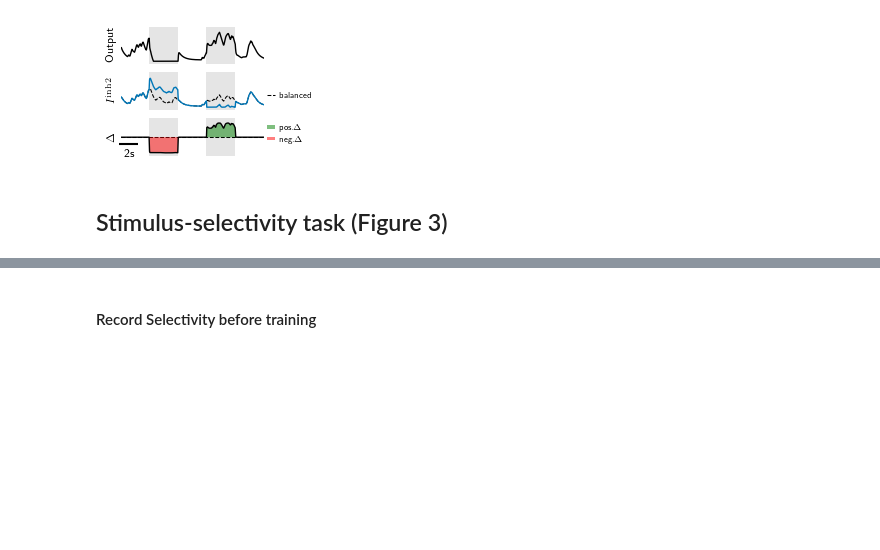
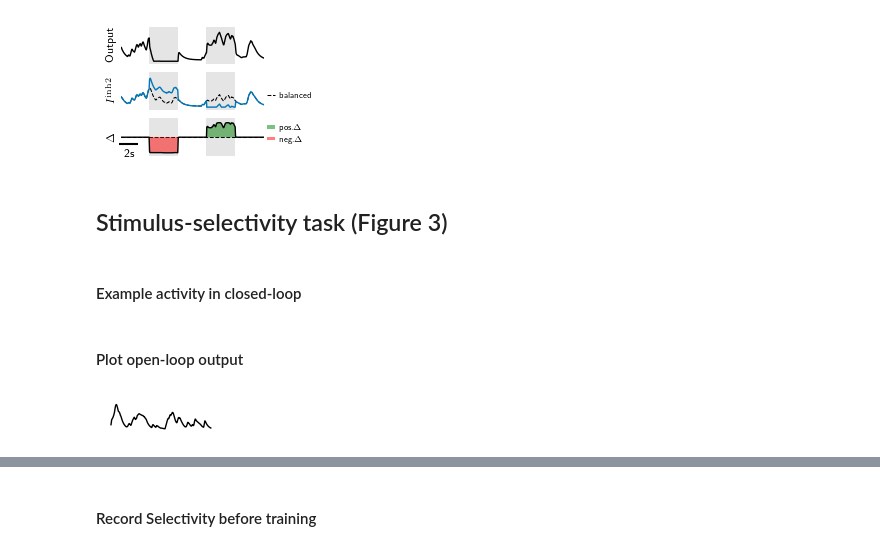
Before and after one commit to fmi-basel/balance-controlled-plasticity, a Jupyter notebook: notebooks/figs_2_and_3.ipynb, the cells around one changed output, grey strips where cells are left out. Drawn from its saved outputs; the diff is of its cells as text; code cells hidden in the pictures; blank space fills up the shorter version.

```diff
--- a/notebooks/figs_2_and_3.ipynb
+++ b/notebooks/figs_2_and_3.ipynb
@@ -125,7 +126,6 @@ nb_inh_per_ensemble = nb_inh // nb_ensembles
 tauE = 30e-3
 tauI = 20e-3
 tauOut = 30e-3
-tauSlow = 20
 tauPre = 30e-3
 
 alpha = 0.5
@@ -138,14 +138,15 @@ perc_random = 0
 
 # Controller
 loss = MSE()
-k_p = 1.0
+k_p = 3.0
 k_i = 0.0
 tau_c = tauOut
 controller = LeakyPIController(loss=loss, dim_output=dim_output, k_p=k_p, k_i=k_i, leak=1.0, tau=tau_c)
 
 # Learning rate
 eta_OUT = 0.0
-eta_FF = 0.05
+eta_FF = 0.02
+eta_EE = 0.0
 
 # Solver
 #solver = diffrax.Tsit5()
@@ -787,0 +1014,2 @@ plt.show()
+# %% [markdown]
+#### Example activity in closed-loop
@@ -787,0 +1076,14 @@ plt.show()
+# %% [markdown]
+#### Plot open-loop output
+# %%
+fig, ax = plt.subplots(figsize=(3*cm, 1*cm))
+
+ax.plot(time, out_OL, color='black')
+ax.axis('off')
+
+
+ax.set_ylim(0, 4)
+plt.savefig(figure_directory / "3c_output_OL.pdf", bbox_inches='tight')
+plt.show()
+# %% [output]
+[figure, added]
```
Also changed, not shown: parts of 19 cells of this notebook.
